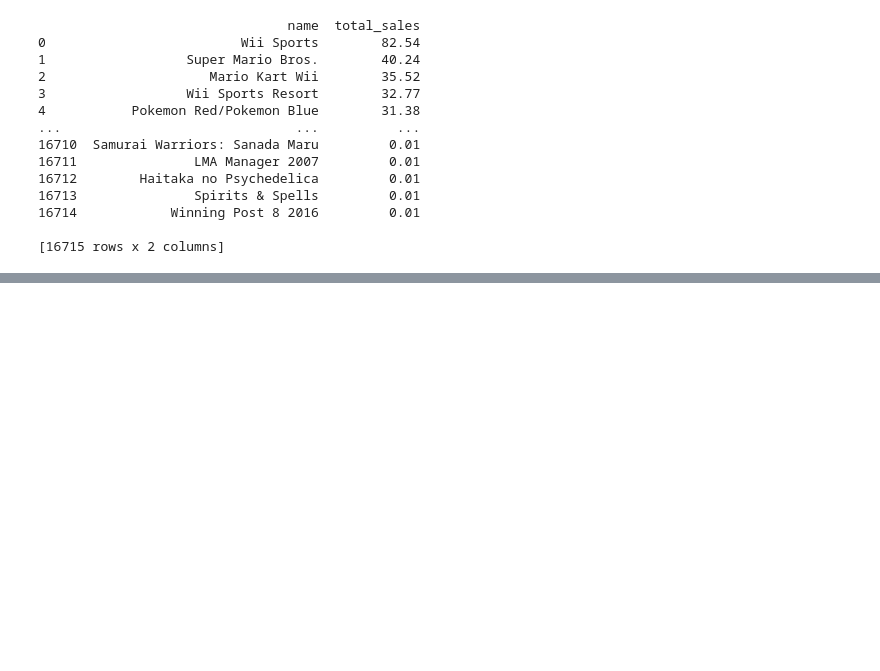
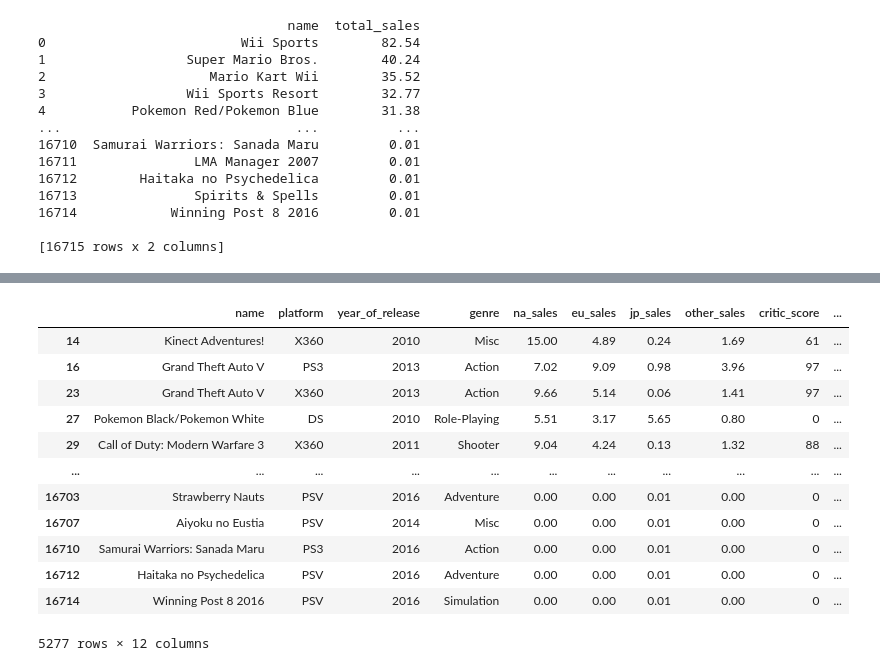
Before and after one commit to RafaelGenari/Bootcamp-Project-Video-Games-Ice-Company, a Jupyter notebook: Notebooks/EDA.ipynb, the cells around one changed output, grey strips where cells are left out. Cells and saved outputs as stored; diff of their text form; code cells hidden in the pictures; blank space fills up the shorter version.

```diff
--- a/Notebooks/EDA.ipynb
+++ b/Notebooks/EDA.ipynb
@@ -169,0 +230,18 @@ print(df_games[['name', 'total_sales']])
+# %%
+df_2010_decade = df_games.query('year_of_release >= 2010')
+
+df_2010_decade
+# %% [output]
+|  | name | platform | year_of_release | genre | na_sales | eu_sales | jp_sales | other_sales | critic_score | ... |
+| 14 | Kinect Adventures! | X360 | 2010 | Misc | 15.00 | 4.89 | 0.24 | 1.69 | 61 | ... |
+| 16 | Grand Theft Auto V | PS3 | 2013 | Action | 7.02 | 9.09 | 0.98 | 3.96 | 97 | ... |
+| 23 | Grand Theft Auto V | X360 | 2013 | Action | 9.66 | 5.14 | 0.06 | 1.41 | 97 | ... |
+| 27 | Pokemon Black/Pokemon White | DS | 2010 | Role-Playing | 5.51 | 3.17 | 5.65 | 0.80 | 0 | ... |
+| 29 | Call of Duty: Modern Warfare 3 | X360 | 2011 | Shooter | 9.04 | 4.24 | 0.13 | 1.32 | 88 | ... |
+| ... | ... | ... | ... | ... | ... | ... | ... | ... | ... | ... |
+| 16703 | Strawberry Nauts | PSV | 2016 | Adventure | 0.00 | 0.00 | 0.01 | 0.00 | 0 | ... |
+| 16707 | Aiyoku no Eustia | PSV | 2014 | Misc | 0.00 | 0.00 | 0.01 | 0.00 | 0 | ... |
+| 16710 | Samurai Warriors: Sanada Maru | PS3 | 2016 | Action | 0.00 | 0.00 | 0.01 | 0.00 | 0 | ... |
+| 16712 | Haitaka no Psychedelica | PSV | 2016 | Adventure | 0.00 | 0.00 | 0.01 | 0.00 | 0 | ... |
+| 16714 | Winning Post 8 2016 | PSV | 2016 | Simulation | 0.00 | 0.00 | 0.01 | 0.00 | 0 | ... |
+5277 rows × 12 columns
```
Also changed, not shown: parts of 10 cells of this notebook.
